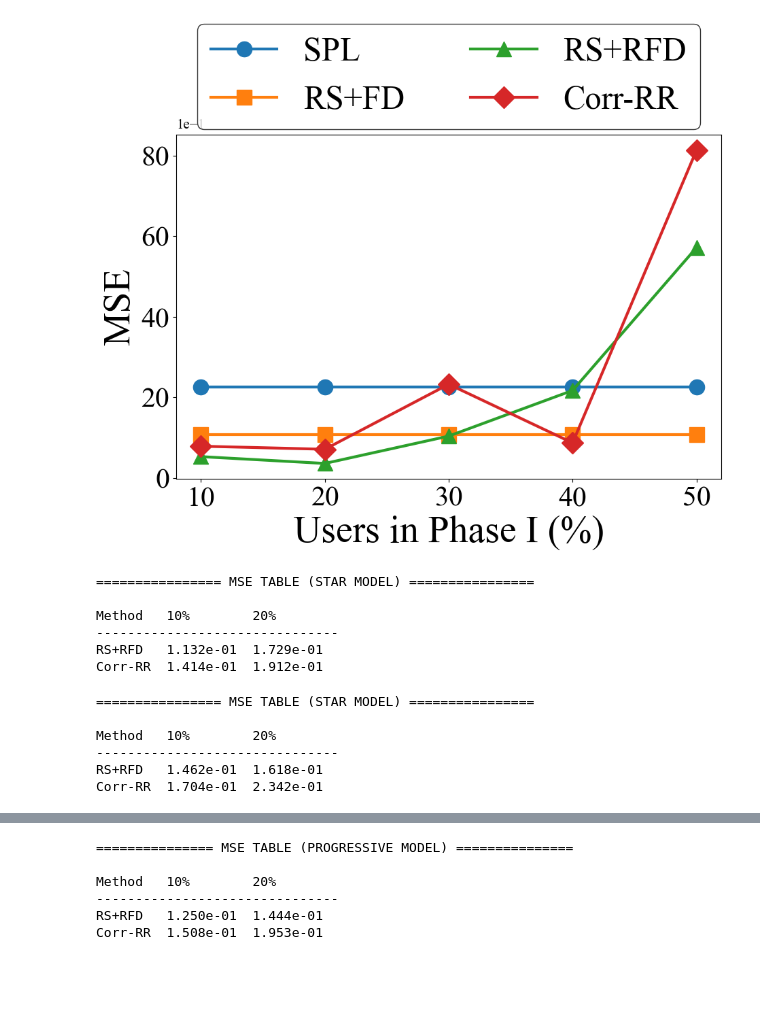
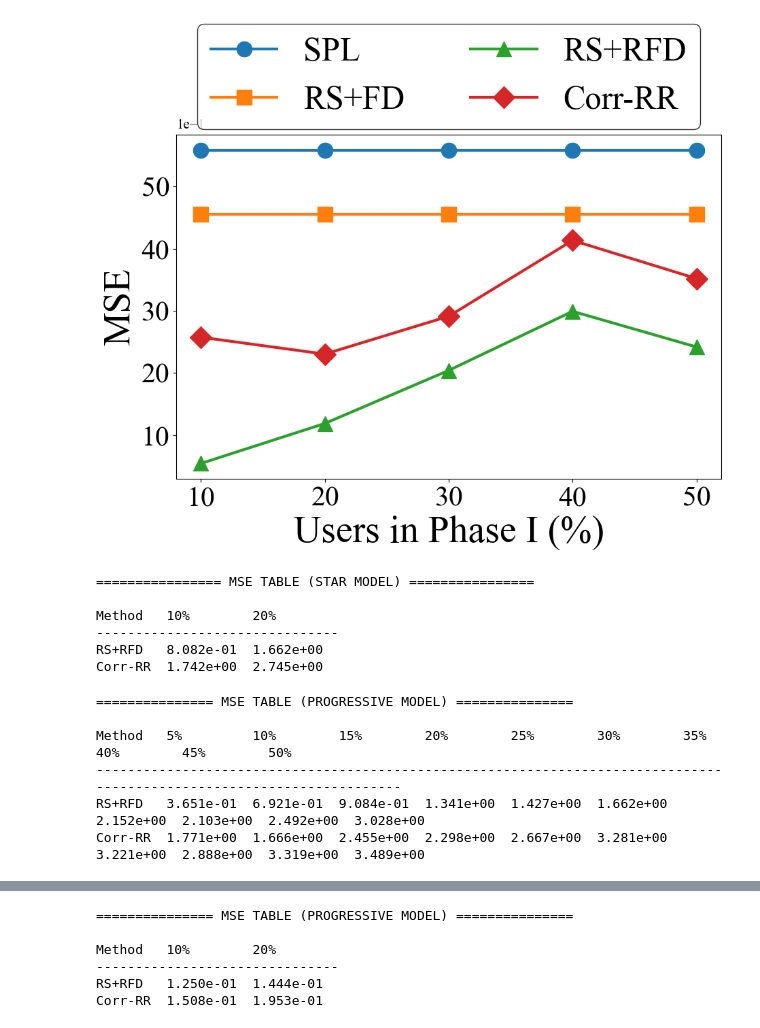
Before and after one commit to shafizurRseeam/pet_today, a Jupyter notebook: plot_phase_new.ipynb, the cells around one changed output, grey strips where cells are left out. Cells and saved outputs as stored; diff of their text form; code cells hidden in the pictures; blank space fills up the shorter version.

```diff
--- a/plot_phase_new.ipynb
+++ b/plot_phase_new.ipynb
@@ -1071,17 +1071,17 @@ def sweep_vs_phase1_progressive(
 # %%
 means_star = sweep_vs_phase1_star(
     phase1_pcts=[10,20,30,40,50],
     epsilon=0.1,
-    n=2000,
+    n=200,
     R=10,
     rho=0.9,
     d=2,
     domain=[0,1,2,3],
     seed=42,
     print_debug=False
 )
 # %% [output]
-[figure, old version]
+[figure, new version]
 # %%
 def print_mse_table(phase1_pcts, means):
     """Pretty 2×K table: RS+RFD and Corr-RR across splits."""
@@ -1286,10 +1286,10 @@ def sweep_vs_phase1_progressive_table(
 
     return means
 # %%
-means_star = sweep_vs_phase1_star_table(
+means_star = sweep_vs_phase1_progressive_table(
     phase1_pcts=[10, 20],
     epsilon=0.1,
-    n=2000,
+    n=200,
     domain=[0,1,2,3],
     R=10,
     rho=0.9,
@@ -1301,23 +1301,23 @@ means_star = sweep_vs_phase1_star_table(
 
 Method   10%        20%
 -------------------------------
-RS+RFD   1.132e-01  1.729e-01
-Corr-RR  1.414e-01  1.912e-01
+RS+RFD   8.082e-01  1.662e+00
+Corr-RR  1.742e+00  2.745e+00
 # %%
-means_star = sweep_vs_phase1_star_table(
-    phase1_pcts=[10, 20],
+means_star = sweep_vs_phase1_progressive_table(
+    phase1_pcts=[5, 10, 15, 20, 25, 30, 35, 40, 45, 50],
     epsilon=0.1,
-    n=2000,
+    n=200,
     domain=[0,1,2,3],
-    R=10,
-    rho=0.1,
+    R=50,
+    rho=0.9,
     d=2,
     seed=42
 )
 # %% [output]
-================ MSE TABLE (STAR MODEL) ================
+=============== MSE TABLE (PROGRESSIVE MODEL) ===============
 
-Method   10%        20%
--------------------------------
-RS+RFD   1.462e-01  1.618e-01
-Corr-RR  1.704e-01  2.342e-01
+Method   5%         10%        15%        20%        25%        30%        35%        40%        45%        50%
+-----------------------------------------------------------------------------------------------------------------------
+RS+RFD   3.651e-01  6.921e-01  9.084e-01  1.341e+00  1.427e+00  1.662e+00  2.152e+00  2.103e+00  2.492e+00  3.028e+00
+Corr-RR  1.771e+00  1.666e+00  2.455e+00  2.298e+00  2.667e+00  3.281e+00  3.221e+00  2.888e+00  3.319e+00  3.489e+00
```
Also changed, not shown: parts of 20 cells of this notebook, 2 other files.
